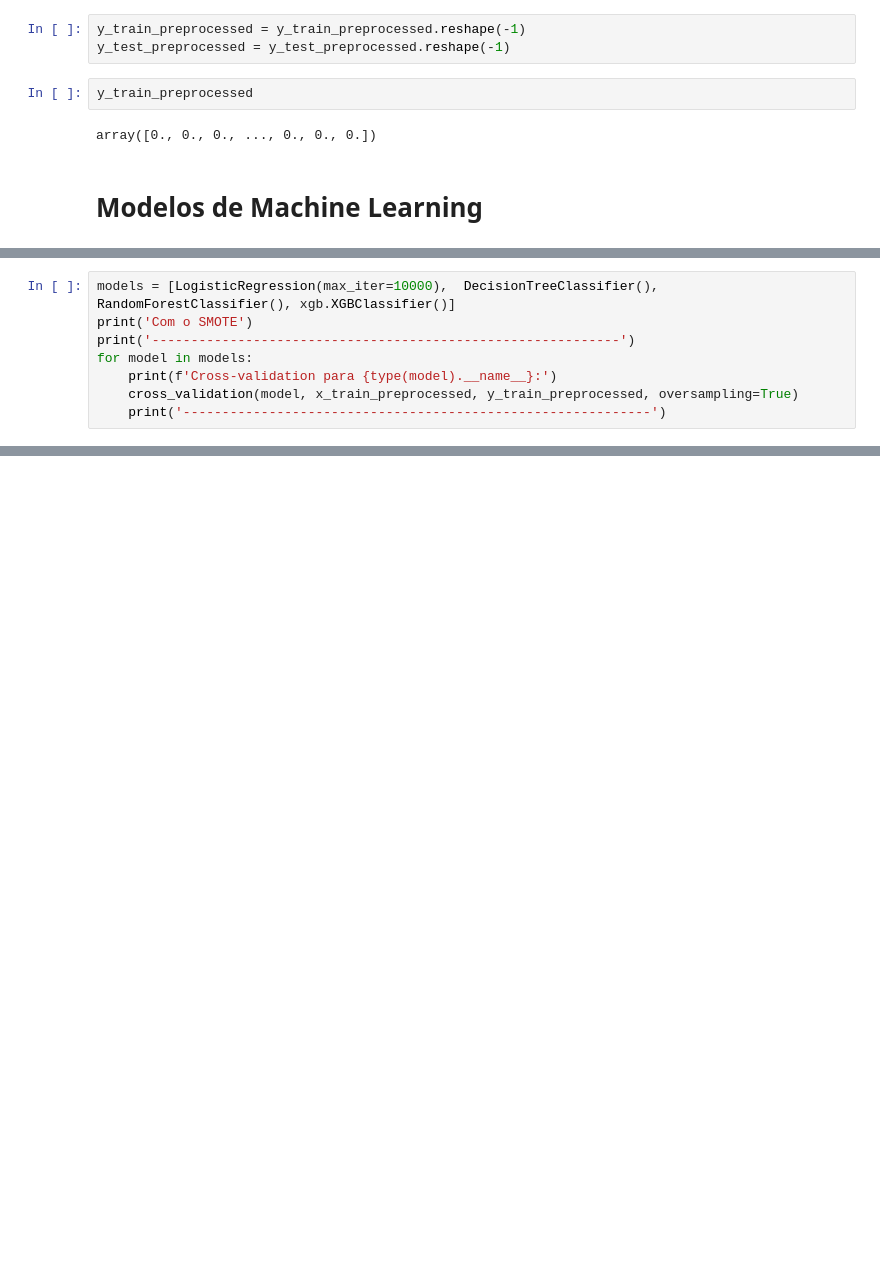
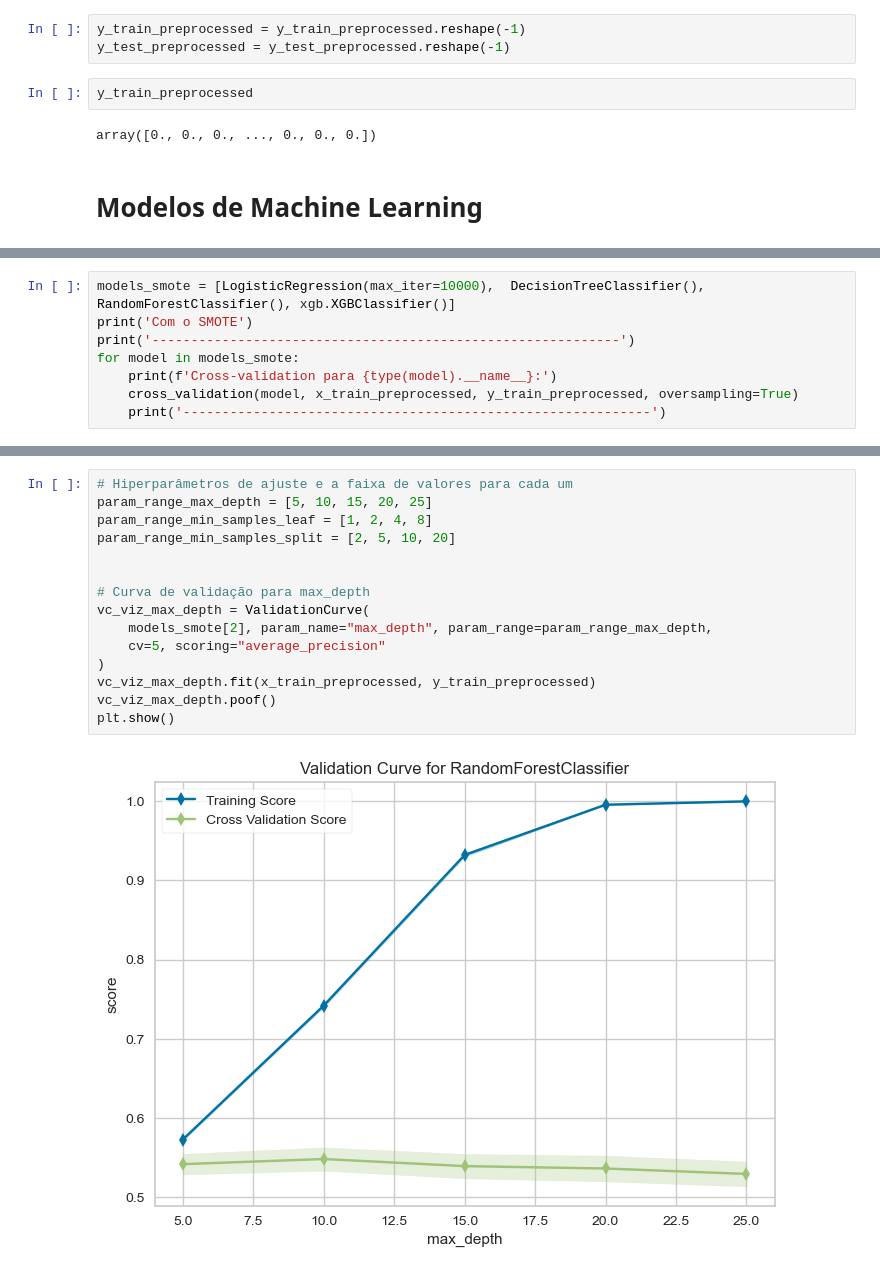
Before and after one commit to biancaportela/4intelligence, a Jupyter notebook: case_2/analise.ipynb, the cells around one changed output, grey strips where cells are left out. Saved outputs shown, nothing was run; the diff lists cells and outputs as text; blank space fills up the shorter version.

Commit message:
modelos

```diff
--- a/case_2/analise.ipynb
+++ b/case_2/analise.ipynb
@@ -730,9 +743,9 @@ Média AUC score: 0.6480836790836016
 ------------------------------------------------------------
 # %%
-models = [LogisticRegression(max_iter=10000),  DecisionTreeClassifier(), RandomForestClassifier(), xgb.XGBClassifier()]
+models_smote = [LogisticRegression(max_iter=10000),  DecisionTreeClassifier(), RandomForestClassifier(), xgb.XGBClassifier()]
 print('Com o SMOTE')
 print('------------------------------------------------------------')
-for model in models:
+for model in models_smote:
     print(f'Cross-validation para {type(model).__name__}:')
     cross_validation(model, x_train_preprocessed, y_train_preprocessed, oversampling=True)
     print('------------------------------------------------------------')
@@ -847,0 +797,17 @@ Média AUC score: 0.65534999235378
+# %%
+# Hiperparâmetros de ajuste e a faixa de valores para cada um
+param_range_max_depth = [5, 10, 15, 20, 25]
+param_range_min_samples_leaf = [1, 2, 4, 8]
+param_range_min_samples_split = [2, 5, 10, 20]
+
+
+# Curva de validação para max_depth
+vc_viz_max_depth = ValidationCurve(
+    models_smote[2], param_name="max_depth", param_range=param_range_max_depth,
+    cv=5, scoring="average_precision"
+)
+vc_viz_max_depth.fit(x_train_preprocessed, y_train_preprocessed)
+vc_viz_max_depth.poof()
+plt.show()
+# %% [output]
+[figure, added]
```
Also changed, not shown: parts of 36 cells of this notebook.
